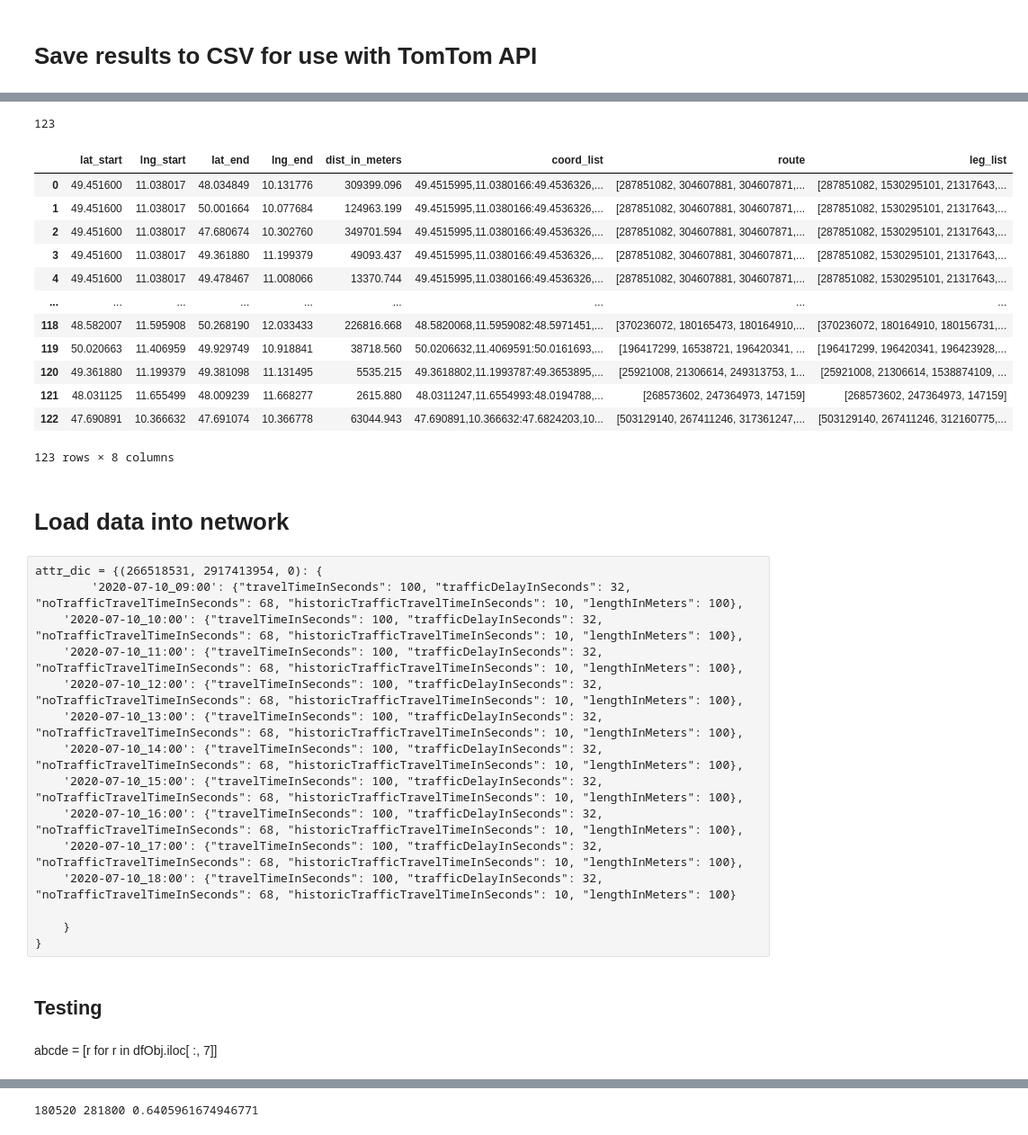
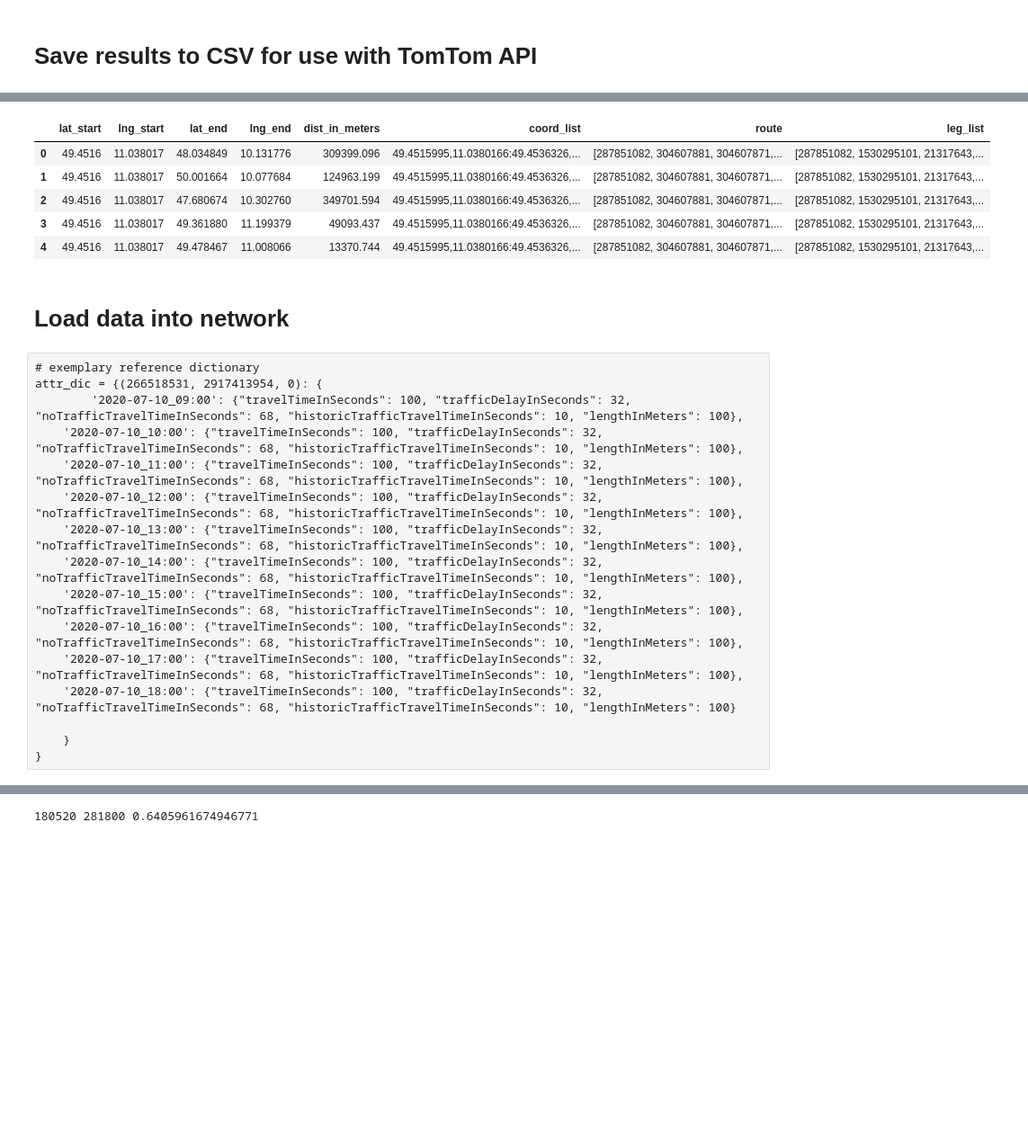
Before and after one commit to jpkunkler/motorway-speedlimit-research, a Jupyter notebook: Untitled.ipynb, the cells around one changed output, grey strips where cells are left out. Shown at 90% size. Cells and saved outputs as stored; diff of their text form; code cells hidden in the pictures; blank space fills up the shorter version.

```diff
--- a/Untitled.ipynb
+++ b/Untitled.ipynb
@@ -203 +255,9 @@ fig, ax = ox.plot_graph(G, node_color=nc, edge_linewidth=0.3, figsize=(12,12))
+# %%
+nx.set_edge_attributes(G, 0, "quantity_cars")
+
+for e in G.edges():
+    n1, n2 = e
+    qcars1, qcars2 = G.nodes[n1]["quantity_cars"], G.nodes[n2]["quantity_cars"]
+    avg_qcars = (qcars1 + qcars2) / 2
+    G.edges[(*e, 0)]["quantity_cars"] = avg_qcars
 # %%
@@ -601,7 +521,3 @@ for route in all_relevant_paths:
-# %%
-len(all_relevant_paths)
-# %% [output]
-123
 # %%
 route_output = []
 circle_rad = 20
@@ -635,21 +551,14 @@ dfObj = pd.DataFrame(route_output, columns = ['lat_start' , 'lng_start', 'lat_en
 # %%
 dfObj.to_csv("all_routes_new.csv", index=False)
 # %%
-dfObj
+dfObj.head()
 # %% [output]
 |  | lat_start | lng_start | lat_end | lng_end | dist_in_meters | coord_list | route | leg_list |
-| 0 | 49.451600 | 11.038017 | 48.034849 | 10.131776 | 309399.096 | 49.4515995,11.0380166:49.4536326,... | [287851082, 304607881, 304607871,... | [287851082, 1530295101, 21317643,... |
-| 1 | 49.451600 | 11.038017 | 50.001664 | 10.077684 | 124963.199 | 49.4515995,11.0380166:49.4536326,... | [287851082, 304607881, 304607871,... | [287851082, 1530295101, 21317643,... |
-| 2 | 49.451600 | 11.038017 | 47.680674 | 10.302760 | 349701.594 | 49.4515995,11.0380166:49.4536326,... | [287851082, 304607881, 304607871,... | [287851082, 1530295101, 21317643,... |
-| 3 | 49.451600 | 11.038017 | 49.361880 | 11.199379 | 49093.437 | 49.4515995,11.0380166:49.4536326,... | [287851082, 304607881, 304607871,... | [287851082, 1530295101, 21317643,... |
-| 4 | 49.451600 | 11.038017 | 49.478467 | 11.008066 | 13370.744 | 49.4515995,11.0380166:49.4536326,... | [287851082, 304607881, 304607871,... | [287851082, 1530295101, 21317643,... |
-| ... | ... | ... | ... | ... | ... | ... | ... | ... |
-| 118 | 48.582007 | 11.595908 | 50.268190 | 12.033433 | 226816.668 | 48.5820068,11.5959082:48.5971451,... | [370236072, 180165473, 180164910,... | [370236072, 180164910, 180156731,... |
-| 119 | 50.020663 | 11.406959 | 49.929749 | 10.918841 | 38718.560 | 50.0206632,11.4069591:50.0161693,... | [196417299, 16538721, 196420341, ... | [196417299, 196420341, 196423928,... |
-| 120 | 49.361880 | 11.199379 | 49.381098 | 11.131495 | 5535.215 | 49.3618802,11.1993787:49.3653895,... | [25921008, 21306614, 249313753, 1... | [25921008, 21306614, 1538874109, ... |
-| 121 | 48.031125 | 11.655499 | 48.009239 | 11.668277 | 2615.880 | 48.0311247,11.6554993:48.0194788,... | [268573602, 247364973, 147159] | [268573602, 247364973, 147159] |
-| 122 | 47.690891 | 10.366632 | 47.691074 | 10.366778 | 63044.943 | 47.690891,10.366632:47.6824203,10... | [503129140, 267411246, 317361247,... | [503129140, 267411246, 312160775,... |
+| 0 | 49.4516 | 11.038017 | 48.034849 | 10.131776 | 309399.096 | 49.4515995,11.0380166:49.4536326,... | [287851082, 304607881, 304607871,... | [287851082, 1530295101, 21317643,... |
+| 1 | 49.4516 | 11.038017 | 50.001664 | 10.077684 | 124963.199 | 49.4515995,11.0380166:49.4536326,... | [287851082, 304607881, 304607871,... | [287851082, 1530295101, 21317643,... |
+| 2 | 49.4516 | 11.038017 | 47.680674 | 10.302760 | 349701.594 | 49.4515995,11.0380166:49.4536326,... | [287851082, 304607881, 304607871,... | [287851082, 1530295101, 21317643,... |
+| 3 | 49.4516 | 11.038017 | 49.361880 | 11.199379 | 49093.437 | 49.4515995,11.0380166:49.4536326,... | [287851082, 304607881, 304607871,... | [287851082, 1530295101, 21317643,... |
+| 4 | 49.4516 | 11.038017 | 49.478467 | 11.008066 | 13370.744 | 49.4515995,11.0380166:49.4536326,... | [287851082, 304607881, 304607871,... | [287851082, 1530295101, 21317643,... |
-123 rows × 8 columns
 # %% [markdown]
 # Load data into network
 # %%
@@ -659,6 +568,7 @@ from os.path import isfile, join
 datapath = "data/tomtom"
 tomtom_files = [f for f in listdir(datapath) if isfile(join(datapath, f))]
 # %% [raw]
+# exemplary reference dictionary
 attr_dic = {(266518531, 2917413954, 0): {
         '2020-07-10_09:00': {"travelTimeInSeconds": 100, "trafficDelayInSeconds": 32, "noTrafficTravelTimeInSeconds": 68, "historicTrafficTravelTimeInSeconds": 10, "lengthInMeters": 100},
     '2020-07-10_10:00': {"travelTimeInSeconds": 100, "trafficDelayInSeconds": 32, "noTrafficTravelTimeInSeconds": 68, "historicTrafficTravelTimeInSeconds": 10, "lengthInMeters": 100},
@@ -673,7 +583,3 @@ attr_dic = {(266518531, 2917413954, 0): {
 
     }
 }
-# %% [markdown]
-## Testing
-# %% [markdown]
-abcde = [r for r in dfObj.iloc[ :, 7]]
```
Also changed, not shown: parts of 125 cells of this notebook, 3 other files.
